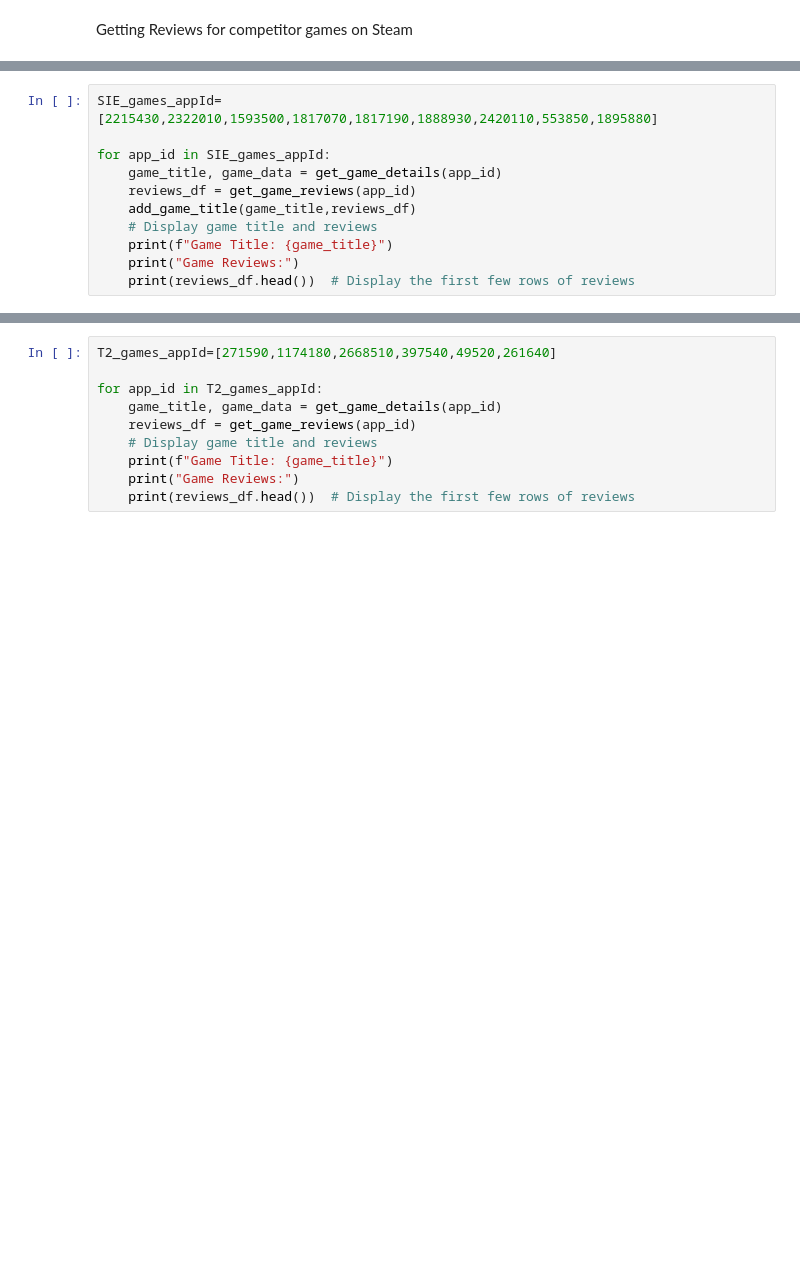
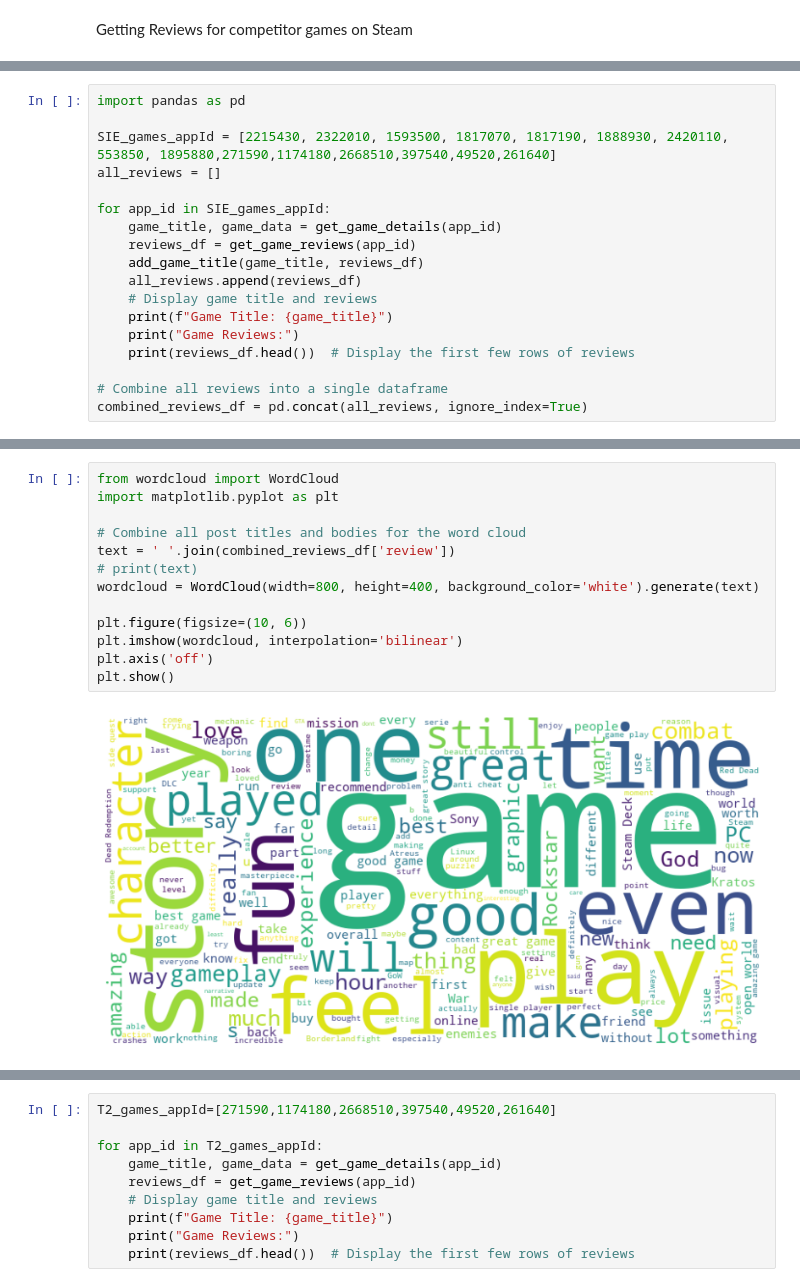
Before and after one commit to jeezusplays/is434-ubisoft, a Jupyter notebook: data-collection/steam-scrapper/competitor_game_reviews.ipynb, the cells around one changed output, grey strips where cells are left out. Cells and saved outputs as stored; diff of their text form; blank space fills up the shorter version.

```diff
--- a/data-collection/steam-scrapper/competitor_game_reviews.ipynb
+++ b/data-collection/steam-scrapper/competitor_game_reviews.ipynb
@@ -94,14 +100,21 @@ Game Reviews:
 # %%
-SIE_games_appId=[2215430,2322010,1593500,1817070,1817190,1888930,2420110,553850,1895880]
+import pandas as pd
+
+SIE_games_appId = [2215430, 2322010, 1593500, 1817070, 1817190, 1888930, 2420110, 553850, 1895880,271590,1174180,2668510,397540,49520,261640]
+all_reviews = []
 
 for app_id in SIE_games_appId:
     game_title, game_data = get_game_details(app_id)
     reviews_df = get_game_reviews(app_id)
-    add_game_title(game_title,reviews_df)
+    add_game_title(game_title, reviews_df)
+    all_reviews.append(reviews_df)
     # Display game title and reviews
     print(f"Game Title: {game_title}")
     print("Game Reviews:")
     print(reviews_df.head())  # Display the first few rows of reviews
+
+# Combine all reviews into a single dataframe
+combined_reviews_df = pd.concat(all_reviews, ignore_index=True)
 # %% [output]
 Game Title: Ghost of Tsushima DIRECTOR'S CUT
 Game Reviews:
@@ -150,0 +160,15 @@ reviews_df.shape
+# %%
+from wordcloud import WordCloud
+import matplotlib.pyplot as plt
+
+# Combine all post titles and bodies for the word cloud
+text = ' '.join(combined_reviews_df['review'])
+# print(text)
+wordcloud = WordCloud(width=800, height=400, background_color='white').generate(text)
+
+plt.figure(figsize=(10, 6))
+plt.imshow(wordcloud, interpolation='bilinear')
+plt.axis('off')
+plt.show()
+# %% [output]
+[figure, added]
```
Also changed, not shown: parts of 5 cells of this notebook.
